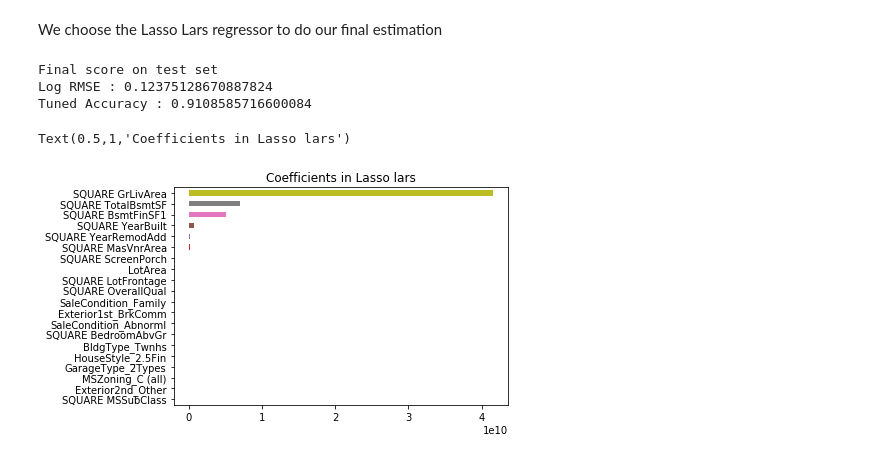
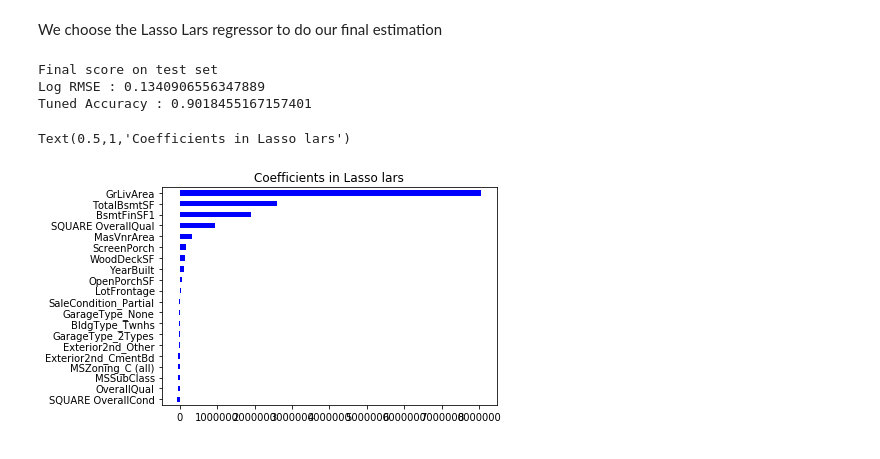
Before and after one commit to Makubu/AML, a Jupyter notebook: Chall2_Houses_Prediction/group_20_scratch.ipynb, the cells around one changed output. Cells and saved outputs as stored; diff of their text form; code cells hidden in the pictures.

```diff
--- a/Chall2_Houses_Prediction/group_20_scratch.ipynb
+++ b/Chall2_Houses_Prediction/group_20_scratch.ipynb
@@ -788,7 +788,8 @@ X_test = test.drop(['SalePrice'], axis = 1).values
 ### 2. Model selection
 # %%
 def log_rmse(y,y_pred) :
-    return np.sqrt(mean_squared_error(np.log(y), np.log(y_pred)))
+    mse = mean_squared_error(  np.log(y*[y>0] + [y<=0]*1), np.log(y_pred*[y_pred>0] + [y_pred<=0]*1)  )
+    return np.sqrt(mse)
 # %%
 def tuned_acc(y,y_pred) :
     N = len(y)
@@ -965,7 +963,7 @@ cv_lasso_acc = []
 cv_lasso_log_rmse = []
 for alpha in alphas :
 
-    cv=cross_validate(Lasso(max_iter=10000, alpha=alpha, random_state = SEED), X_train,\
+    cv=cross_validate(Lasso(max_iter=20000, alpha=alpha, random_state = SEED), X_train,\
                       y_train, scoring={'tuned_acc': make_scorer(tuned_acc),\
                                         'log_rmse': make_scorer(log_rmse)}, cv=5)
     cv_lasso_acc.append(1-cv['test_tuned_acc'].mean())
@@ -1152,7 +1151,7 @@ We choose the Lasso Lars regressor to do our final estimation
 # %%
 # Final prediction on the test with the best model
 
-y_predict = lasso_lars.fit(X_train,y_train).predict(X_test)
+y_predict = lasso_model.fit(X_train,y_train).predict(X_test)
 
 final_score_rmse = log_rmse(y_predict, y_test)
 final_score_acc = tuned_acc(y_predict, y_test)
@@ -1161,13 +1160,13 @@ print('Final score on test set \nLog RMSE : {}\nTuned Accuracy : {}'.format(fina
                                                                                final_score_acc))
 # %% [output]
 Final score on test set
-Log RMSE : 0.12375128670887824
-Tuned Accuracy : 0.9108585716600084
+Log RMSE : 0.1340906556347889
+Tuned Accuracy : 0.9018455167157401
 # %%
-coefs = pd.Series(lasso_lars.coef_, index = dataset.drop('SalePrice', axis=1).columns)
+coefs = pd.Series(lasso_model.coef_, index = dataset.drop('SalePrice', axis=1).columns)
 imp_coef = pd.concat([coefs.sort_values().head(10), coefs.sort_values().tail(10)])
-imp_coef.plot(kind = "barh")
+imp_coef.plot(kind = "barh",color='b')
 plt.title("Coefficients in Lasso lars")
 # %% [output]
 Text(0.5,1,'Coefficients in Lasso lars')
-[figure, old version]
+[figure, new version]
```
Also changed, not shown: parts of 18 cells of this notebook, 1 other file.
